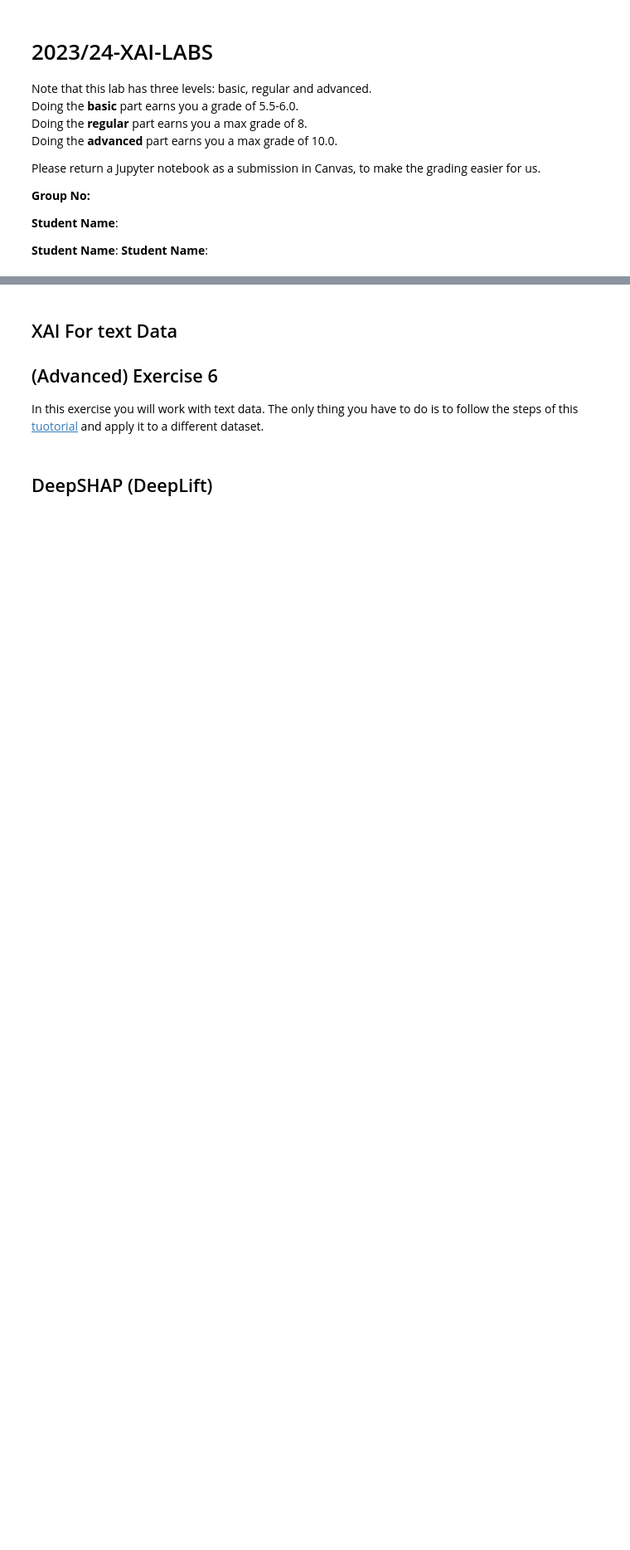
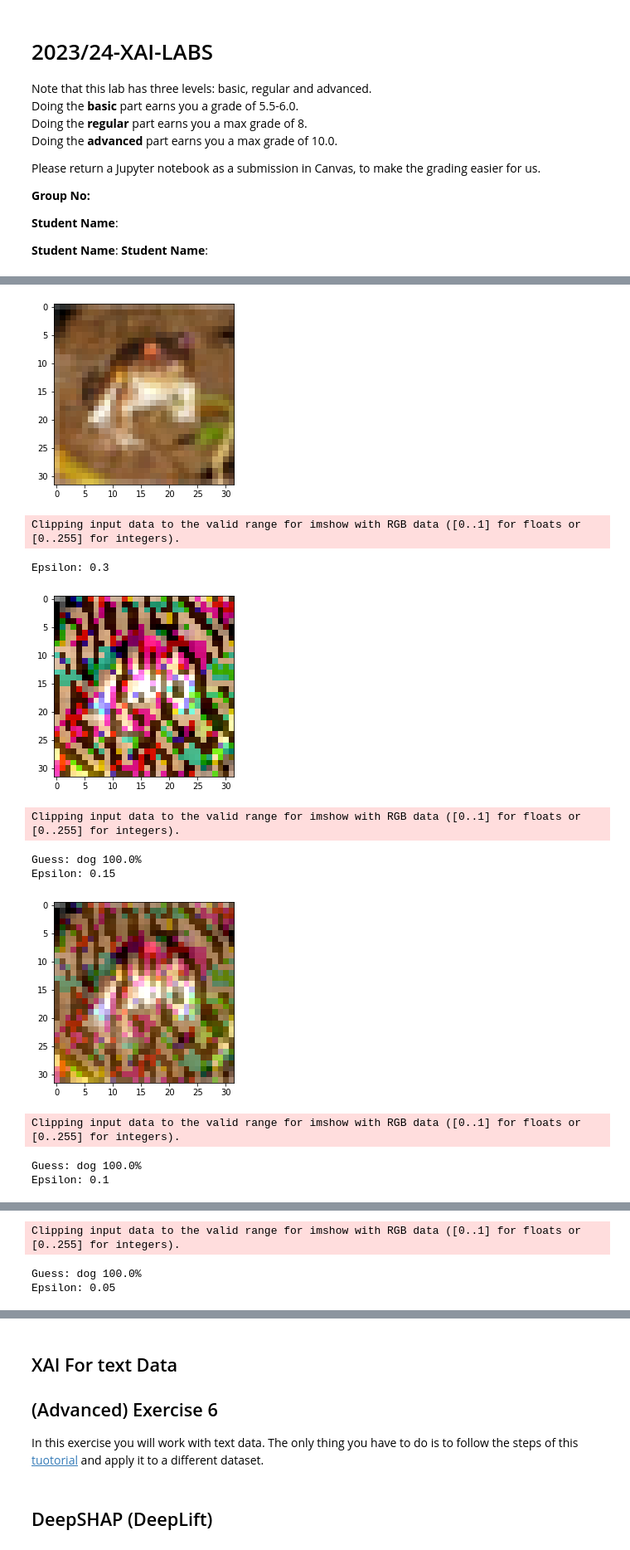
Before and after one commit to TwanMoghaddar/Explainable-Ai, a Jupyter notebook: src/2024_Lecture_3_XAI.ipynb, the cells around one changed output, grey strips where cells are left out. Shown: that part at 83% size. Saved outputs shown, nothing was run; the diff lists cells and outputs as text; code cells hidden in the pictures; blank space fills up the shorter version.

```diff
--- a/src/2024_Lecture_3_XAI.ipynb
+++ b/src/2024_Lecture_3_XAI.ipynb
@@ -27,0 +236,34 @@ Train your own neural network and make it robust against such attack specificall
+# %%
+model = NeuralNet(3, 10).to(device)
+
+loss_function = nn.CrossEntropyLoss()
+optimizer = optim.Adam(model.parameters(), lr=0.001, weight_decay=1e-5)
+epochs = 25
+
+# Normal training
+for epoch in range(epochs):
+    model.train()
+    total_loss = 0
+    for i, (inputs, labels) in enumerate(train_dataloader):
+        labels = labels.to(device)
+        inputs = inputs.to(device)
+
+        y_pred = model(inputs)
+        batch_loss = loss_function(y_pred, labels)
+        total_loss += batch_loss
+        optimizer.zero_grad()
+        batch_loss.backward()
+        optimizer.step()
+
+    model.eval()
+    total_correct = 0
+    total = 0
+    for inputs, labels in test_dataloader:
+        labels = labels.to(device)
+        inputs = inputs.to(device)
+
+        total_correct += (model(inputs).argmax(1) == labels).sum()
+        total += len(labels)
+
+    accuracy = total_correct/total
+    wandb.log({"epoch": epoch, "acc": accuracy, "loss": total_loss})
@@ -27,0 +285,23 @@ Train your own neural network and make it robust against such attack specificall
+# %%
+epsilons = [0.3, 0.15, 0.1, 0.05, 0.01, 0.005, 0]
+batch = test_data[0][0].unsqueeze(0).to(device)
+
+plt.imshow(batch.squeeze(0).cpu().permute(1,2,0))
+plt.show()
+
+
+for epsilon in epsilons:
+    print(f"Epsilon: {epsilon}")
+    FGSM(model, batch, epsilon, train_data.classes,False, True)
+# %% [output]
+[figure, added]
+Clipping input data to the valid range for imshow with RGB data ([0..1] for floats or [0..255] for integers).
+Epsilon: 0.3
+[figure, added]
+Clipping input data to the valid range for imshow with RGB data ([0..1] for floats or [0..255] for integers).
+Guess: dog 100.0%
+Epsilon: 0.15
+[figure, added]
+Clipping input data to the valid range for imshow with RGB data ([0..1] for floats or [0..255] for integers).
+Guess: dog 100.0%
+Epsilon: 0.1
@@ -27,0 +309,3 @@ Train your own neural network and make it robust against such attack specificall
+Clipping input data to the valid range for imshow with RGB data ([0..1] for floats or [0..255] for integers).
+Guess: dog 100.0%
+Epsilon: 0.05
```
Also changed, not shown: parts of 28 cells of this notebook.
